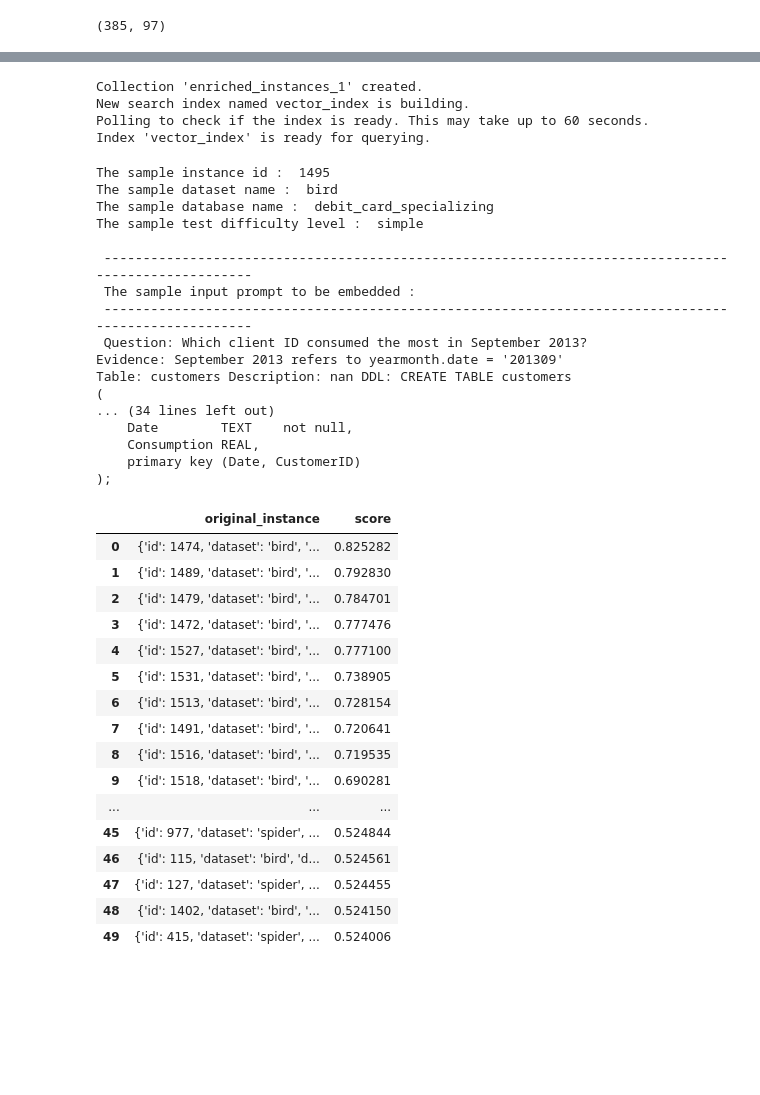
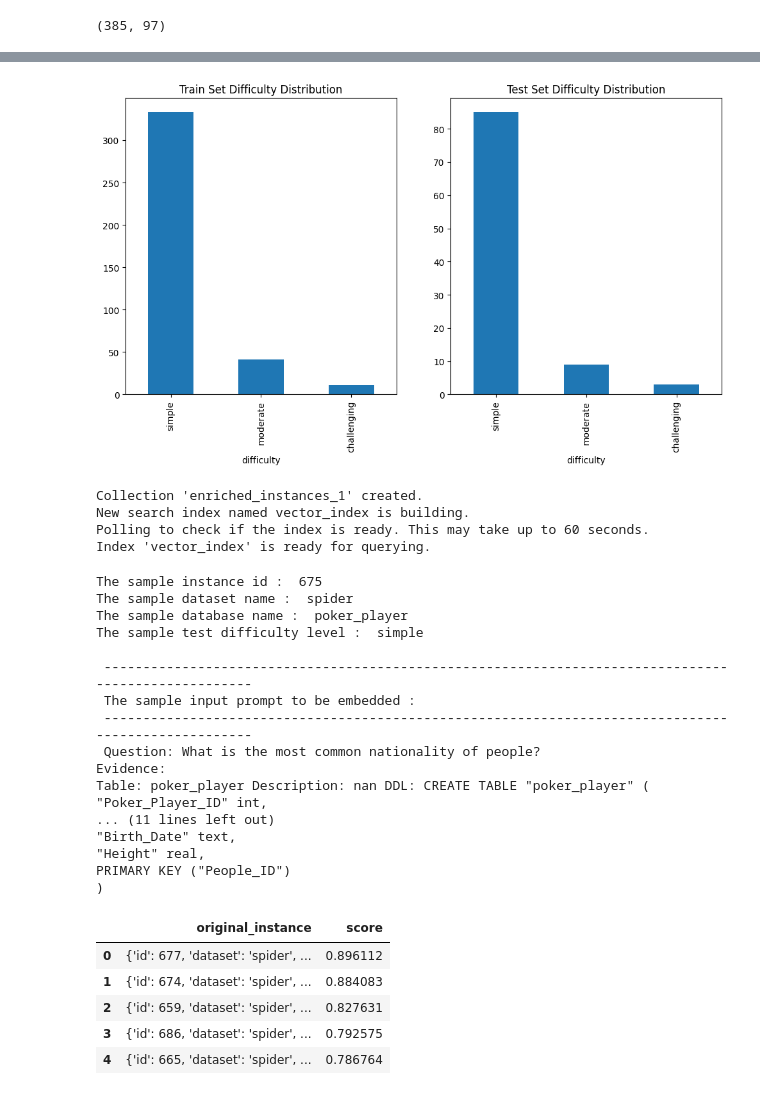
Before and after one commit to sina-behnam/MA_text2SQL, a Jupyter notebook: DataSampling/src/models/pipeline/selection.ipynb, the cells around one changed output, grey strips where cells are left out. Drawn from its saved outputs; the diff is of its cells as text; code cells hidden in the pictures; blank space fills up the shorter version.

```diff
--- a/DataSampling/src/models/pipeline/selection.ipynb
+++ b/DataSampling/src/models/pipeline/selection.ipynb
@@ -98,3 +101,13 @@ len(train_df), len(test_df)
+# %%
+# compare the difficulty distribution of the two datasets in two subplots
+fig, (ax1, ax2) = plt.subplots(1, 2, figsize=(12, 6))
+train_df['difficulty'].value_counts().plot(kind='bar', ax=ax1)
+ax1.set_title('Train Set Difficulty Distribution')
+test_df['difficulty'].value_counts().plot(kind='bar', ax=ax2)
+ax2.set_title('Test Set Difficulty Distribution')
+plt.show()
+# %% [output]
+[figure, added]
 # %%
 from vector_storage import Text2SQLVectorDB
 
@@ -118,7 +131,7 @@ for index, row in tqdm(train_df.iterrows(), total=len(train_df)):
         print(f"Error storing instance {instance['id']}: {e}")
         continue
 # %%
-sample_index = 10
+sample_index = 2
 
 sample_data = test_df.iloc[sample_index].to_dict()
 
@@ -134,44 +147,33 @@ print("The sample test difficulty level : ",sample_data['difficulty'])
 
 print(f"\n {100 * '-'}\n The sample input prompt to be embedded : \n {100 * '-'}\n",sample_input_text)
 # %% [output]
-The sample instance id :  1495
-The sample dataset name :  bird
-The sample database name :  debit_card_specializing
+The sample instance id :  675
+The sample dataset name :  spider
+The sample database name :  poker_player
 The sample test difficulty level :  simple
 
  ----------------------------------------------------------------------------------------------------
  The sample input prompt to be embedded :
  ----------------------------------------------------------------------------------------------------
- Question: Which client ID consumed the most in September 2013?
-Evidence: September 2013 refers to yearmonth.date = '201309'
-Table: customers Description: nan DDL: CREATE TABLE customers
-(
-... (34 lines left out)
-    Date        TEXT    not null,
-    Consumption REAL,
-    primary key (Date, CustomerID)
-);
+ Question: What is the most common nationality of people?
+Evidence:
+Table: poker_player Description: nan DDL: CREATE TABLE "poker_player" (
+"Poker_Player_ID" int,
+... (11 lines left out)
+"Birth_Date" text,
+"Height" real,
+PRIMARY KEY ("People_ID")
+)
 # %%
-limit = 50
+limit = 10
 
 similar_examples = pd.DataFrame(vec_db.find_similar_instances(query_text=sample_input_text, limit=limit))
 
-similar_examples
+similar_examples.head()
 # %% [output]
 |  | original_instance | score |
-| 0 | {'id': 1474, 'dataset': 'bird', '... | 0.825282 |
-| 1 | {'id': 1489, 'dataset': 'bird', '... | 0.792830 |
-| 2 | {'id': 1479, 'dataset': 'bird', '... | 0.784701 |
-| 3 | {'id': 1472, 'dataset': 'bird', '... | 0.777476 |
-| 4 | {'id': 1527, 'dataset': 'bird', '... | 0.777100 |
-| 5 | {'id': 1531, 'dataset': 'bird', '... | 0.738905 |
-| 6 | {'id': 1513, 'dataset': 'bird', '... | 0.728154 |
-| 7 | {'id': 1491, 'dataset': 'bird', '... | 0.720641 |
-| 8 | {'id': 1516, 'dataset': 'bird', '... | 0.719535 |
-| 9 | {'id': 1518, 'dataset': 'bird', '... | 0.690281 |
-| ... | ... | ... |
-| 45 | {'id': 977, 'dataset': 'spider', ... | 0.524844 |
-| 46 | {'id': 115, 'dataset': 'bird', 'd... | 0.524561 |
-| 47 | {'id': 127, 'dataset': 'spider', ... | 0.524455 |
-| 48 | {'id': 1402, 'dataset': 'bird', '... | 0.524150 |
-| 49 | {'id': 415, 'dataset': 'spider', ... | 0.524006 |
+| 0 | {'id': 677, 'dataset': 'spider', ... | 0.896112 |
+| 1 | {'id': 674, 'dataset': 'spider', ... | 0.884083 |
+| 2 | {'id': 659, 'dataset': 'spider', ... | 0.827631 |
+| 3 | {'id': 686, 'dataset': 'spider', ... | 0.792575 |
+| 4 | {'id': 665, 'dataset': 'spider', ... | 0.786764 |
```
Also changed, not shown: parts of 8 cells of this notebook.
